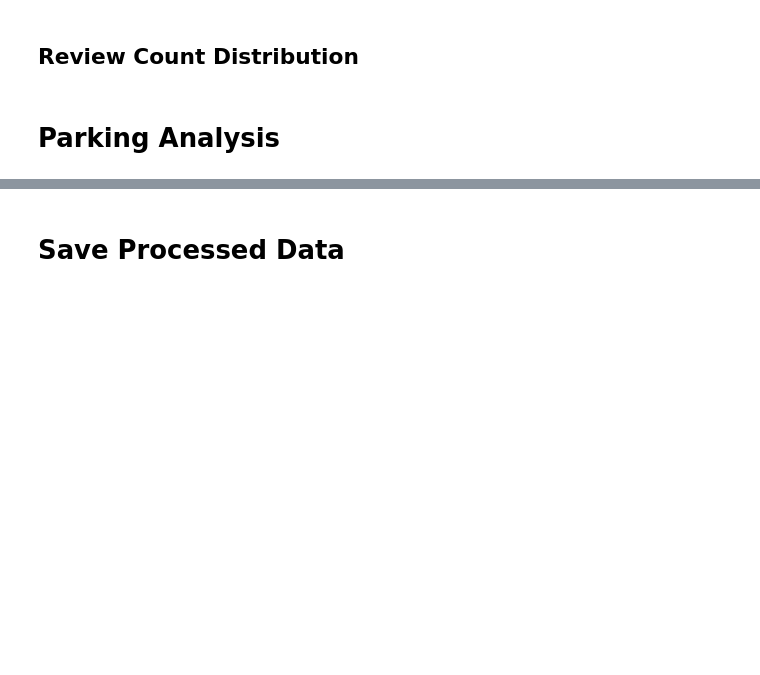
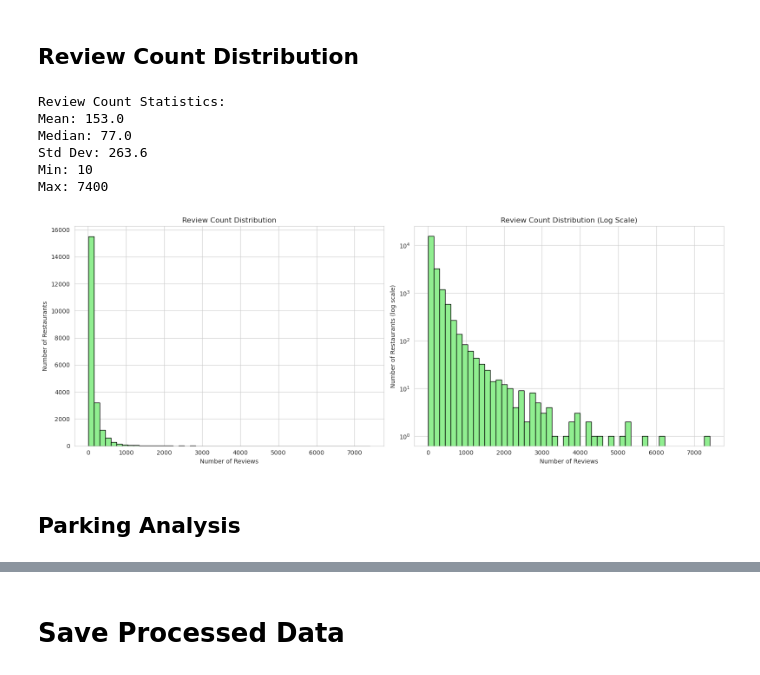
Before and after one commit to omarsagoo/VenueSignal, a Jupyter notebook: EDA.ipynb, the cells around one changed output, grey strips where cells are left out. Drawn from its saved outputs; the diff is of its cells as text; code cells hidden in the pictures; blank space fills up the shorter version.

```diff
--- a/EDA.ipynb
+++ b/EDA.ipynb
@@ -378,2 +984,36 @@ print(f"\nCorrelation between stars and review_count: {corr:.3f}")
+# %%
+# Review count statistics
+print("Review Count Statistics:")
+print(f"Mean: {df_parking['review_count'].mean():.1f}")
+print(f"Median: {df_parking['review_count'].median():.1f}")
+print(f"Std Dev: {df_parking['review_count'].std():.1f}")
+print(f"Min: {df_parking['review_count'].min()}")
+print(f"Max: {df_parking['review_count'].max()}")
+
+# Plot distribution (log scale)
+fig, axes = plt.subplots(1, 2, figsize=(16, 6))
+
+ax1 = axes[0]
+df_parking['review_count'].hist(bins=50, ax=ax1, color='lightgreen', edgecolor='black')
+ax1.set_xlabel('Number of Reviews')
+ax1.set_ylabel('Number of Restaurants')
+ax1.set_title('Review Count Distribution')
+
+ax2 = axes[1]
+df_parking['review_count'].hist(bins=50, ax=ax2, color='lightgreen', edgecolor='black', log=True)
+ax2.set_xlabel('Number of Reviews')
+ax2.set_ylabel('Number of Restaurants (log scale)')
+ax2.set_title('Review Count Distribution (Log Scale)')
+
+plt.tight_layout()
+plt.show()
+# %% [output]
+Review Count Statistics:
+Mean: 153.0
+Median: 77.0
+Std Dev: 263.6
+Min: 10
+Max: 7400
+[figure, added]
 # %% [markdown]
-# Parking Analysis
+## Parking Analysis
```
Also changed, not shown: parts of 67 cells of this notebook.
